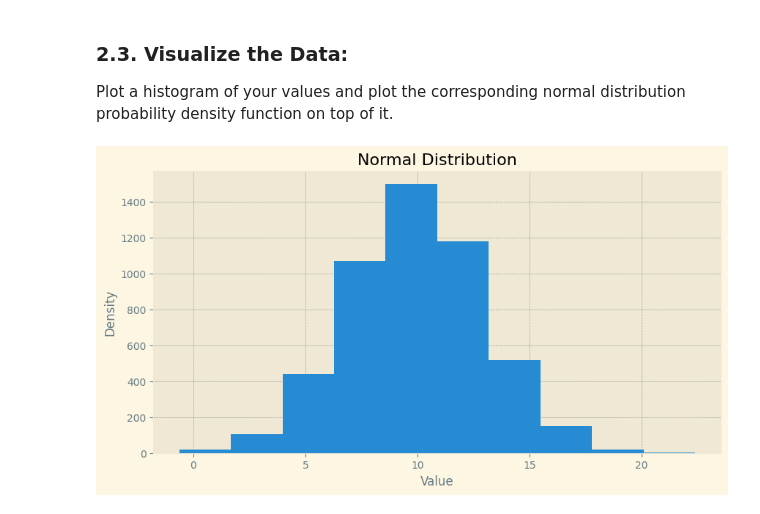
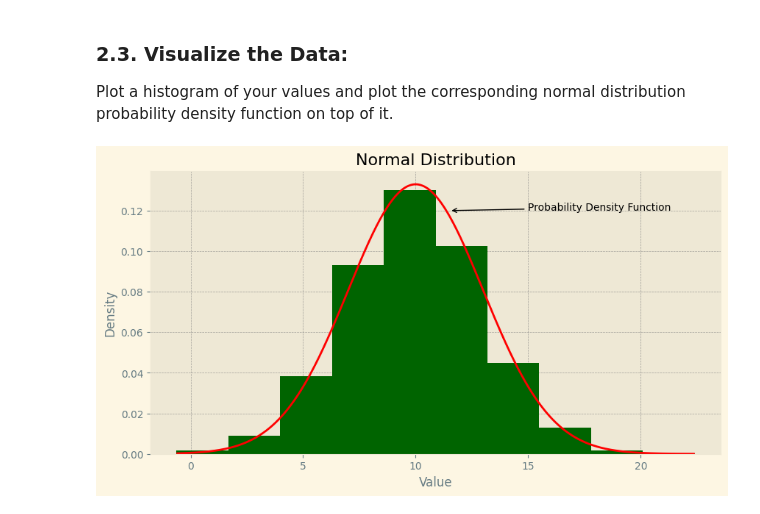
Before and after one commit to Kate-217/applied_statistics_assesment, a Jupyter notebook: tasks.ipynb, the cells around one changed output. Cells and saved outputs as stored; diff of their text form; code cells hidden in the pictures.

Commit message:
probability density function finished

```diff
--- a/tasks.ipynb
+++ b/tasks.ipynb
@@ -227,17 +235,37 @@ The Shapiro-Wilk test was performed, and the results indicate that our sample da
 
 ### 2.3. Visualize the Data:
 Plot a histogram of your values and plot the corresponding normal distribution probability density function on top of it.
-# %%
-fig,ax = plt.subplots(figsize=(10, 5))
-
-#creatin a histogram
-ax.hist(sample)
-ax.set_title("Normal Distribution")
-ax.set_xlabel("Value")
-ax.set_ylabel("Density")
-ax.grid(color='gray', linestyle='--', linewidth=0.5, alpha=0.7)
-
-#show the plot
-plt.show()
-# %% [output]
-[figure, removed]
+# %%
+fig,ax = plt.subplots(figsize=(10, 5))
+
+#Creating a histogram
+
+# density=True is a parameter for normalization.
+# The hist is normalized so that the area under the histogram integrates to 1.
+# This is important for probability distributions because
+# the total probability of all outcomes should equal 1
+
+ax.hist(sample, density=True,color='darkgreen')
+ax.set_title("Normal Distribution")
+ax.set_xlabel("Value")
+ax.set_ylabel("Density")
+ax.grid(color='gray', linestyle='--', linewidth=0.5, alpha=0.7)
+
+#For creating probability density function we need to find minimal and maximun x value,
+#A size of sample and corresponding y values
+
+# Ref.: [How to Plot Normal Distribution over Histogram in Python](https://www.geeksforgeeks.org/how-to-plot-normal-distribution-over-histogram-in-python/)
+
+min_x = sample.min() #minimal x value
+max_x = sample.max() #maximal x value
+x = np.linspace(min_x, max_x, len(sample))
+y = stats.norm.pdf(x, mean, std) # geting y values
+
+#plot
+ax.plot(x,y,'r-', label='PDF', linewidth=2)
+ax.annotate(xytext=[15, 0.12], text='Probability Density Function', xy=[11.5,0.12], arrowprops={'arrowstyle': '->', 'color': 'black'})
+
+#show the plot
+plt.show()
+# %% [output]
+[figure, added]
```
Also changed, not shown: parts of 8 cells of this notebook.
